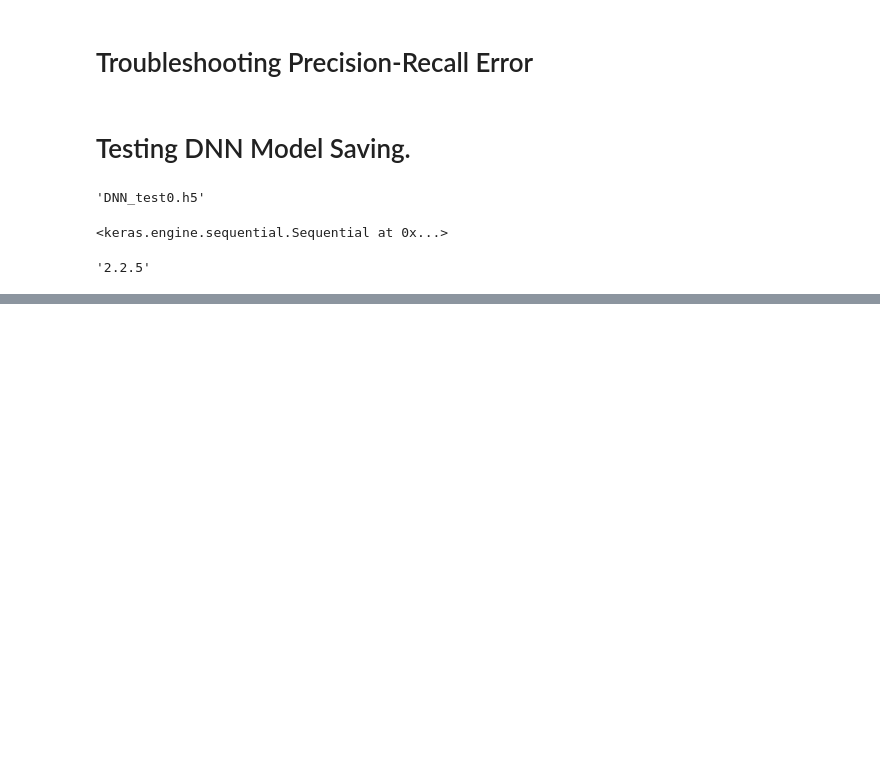
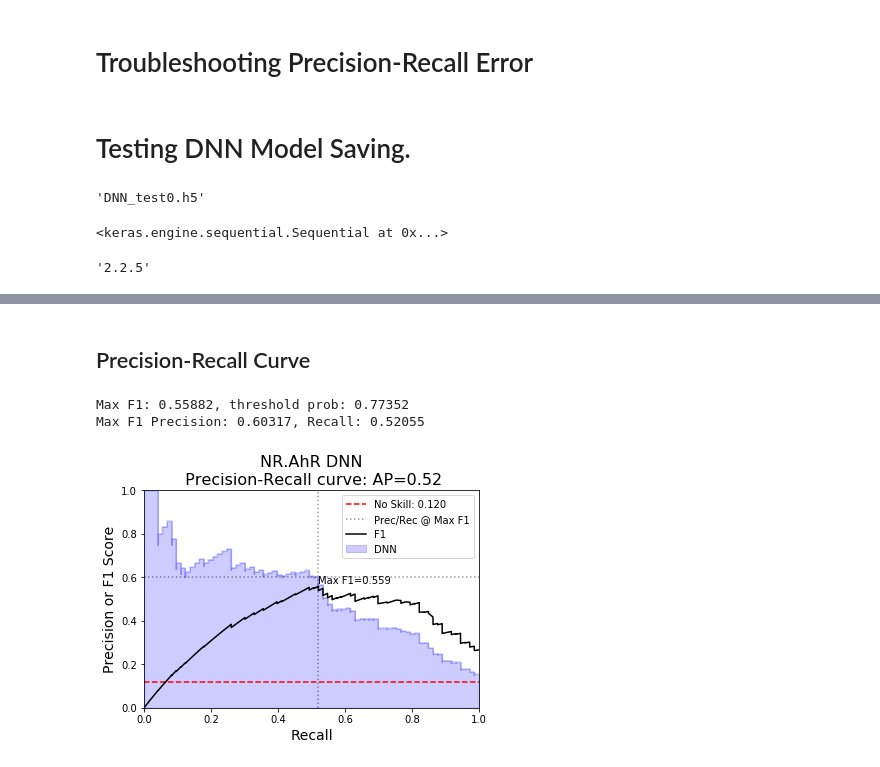
Before and after one commit to spdavern/metis_project5, a Jupyter notebook: single_task_dnn_base.ipynb, the cells around one changed output, grey strips where cells are left out. Drawn from its saved outputs; the diff is of its cells as text; code cells hidden in the pictures; blank space fills up the shorter version.

```diff
--- a/single_task_dnn_base.ipynb
+++ b/single_task_dnn_base.ipynb
@@ -316,0 +371,8 @@ keras.__version__
+# %%
+decision_threshold = 0.7
+y_testing=y_te[target][rows_te]
+y_hat_testing_adj=adjusted_classes(p_te,decision_threshold)
+print('Precision-Recall Curve "Average Precision": %0.4f' %average_precision)
+mv=evaluate_model_predictions(target,'DNN',decision_threshold,y_testing,y_hat_testing_adj,\
+                              auc_te,average_precision)
+mv
@@ -316,0 +391,40 @@ keras.__version__
+# %% [markdown]
+## Precision-Recall Curve
+# %%
+precision, recall, thresholds = precision_recall_curve(y_testing,p_te)
+precision, recall, thresholds = zip(*[i for i in zip(precision,recall,np.append(thresholds,1)) if i[0:2]!=(0,0)])
+precision, recall, thresholds = np.array(precision),np.array(recall),np.array(thresholds)
+f1 = 2*precision*recall/(precision+recall)
+m_idx = np.argmax(f1)
+m_thresh = thresholds[m_idx]
+print('Max F1: %0.5f, threshold prob: %0.5f' % (f1[m_idx], m_thresh))
+print('Max F1 Precision: %0.5f, Recall: %0.5f' % (precision[m_idx],recall[m_idx]))
+# %% [output]
+Max F1: 0.55882, threshold prob: 0.77352
+Max F1 Precision: 0.60317, Recall: 0.52055
+# %%
+import matplotlib.pyplot as plt
+%matplotlib inline
+no_skill = len(y_testing[y_testing==1]) / len(y_testing)
+fig = plt.figure()
+plt.step(recall, precision, color='b', alpha=0.2, where='post')
+plt.fill_between(recall, precision, step='post', alpha=0.2, color='b',\
+                 label='DNN')
+plt.plot([0, 1], [no_skill, no_skill], color='r', linestyle='--', label='No Skill:'+' %0.3f' % no_skill)
+plt.plot([0, 1], [precision[m_idx],precision[m_idx]], color='k', alpha=0.4, linestyle=':')
+plt.plot([recall[m_idx],recall[m_idx]],[0, 1], color='k', alpha=0.4,linestyle=':',\
+         label='Prec/Rec @ Max F1')
+plt.text(recall[m_idx], f1[m_idx]+0.01, 'Max F1={0:0.3f}'.format(f1[m_idx]))
+plt.plot(recall,f1,color='k',label='F1')
+plt.xlabel('Recall', fontsize=14)
+plt.ylabel('Precision or F1 Score', fontsize=14)
+plt.ylim([0.0, 1.0])
+plt.xlim([0.0, 1.0])
+plt.legend()
+title=target+' DNN\n Precision-Recall curve: AP={0:0.2f}'.format(
+          average_precision)
+plt.title(title, fontsize=16);
+# fig.savefig('./reports/figures/'+target+'_DNN_PrecisionRecallCurve.svg',\
+#             format='svg', dpi=1200, transparent=True, bbox_inches = "tight");
+# %% [output]
+[figure, added]
```
Also changed, not shown: parts of 15 cells of this notebook, 39 other files.
